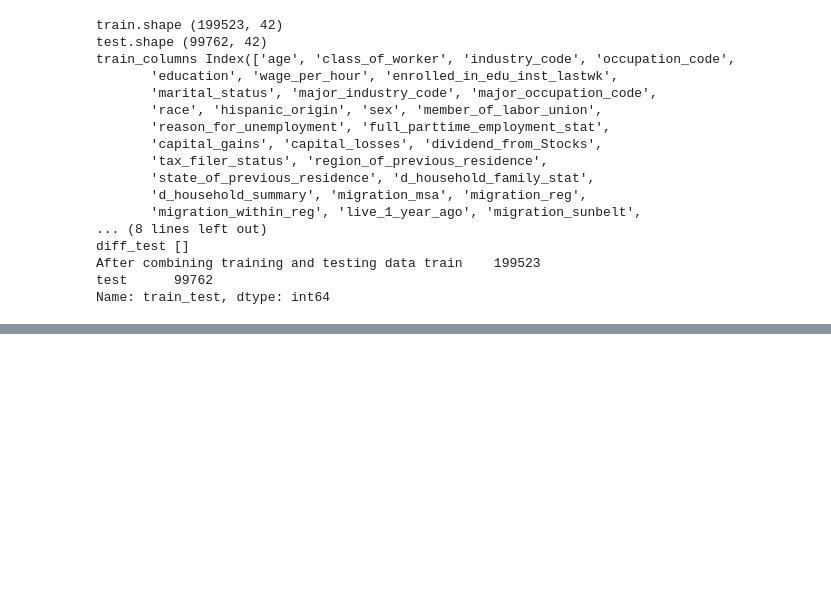
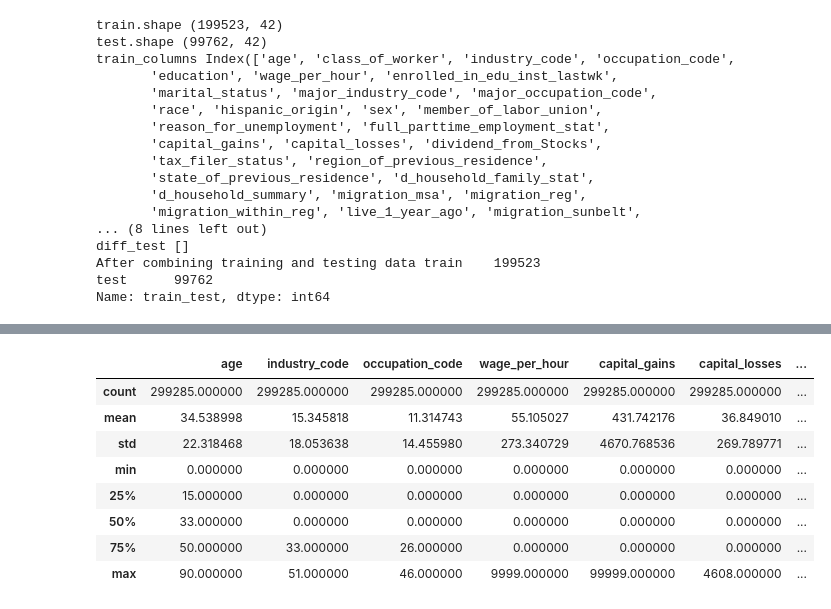
Before and after one commit to vishumestha/Python-Machine-Learning, a Jupyter notebook: Boosting.ipynb, the cells around one changed output, grey strips where cells are left out. Saved outputs shown, nothing was run; the diff lists cells and outputs as text; code cells hidden in the pictures; blank space fills up the shorter version.

```diff
--- a/Boosting.ipynb
+++ b/Boosting.ipynb
@@ -79,0 +94,12 @@ Name: train_test, dtype: int64
+# %%
+df_train_test.describe()
+# %% [output]
+|  | age | industry_code | occupation_code | wage_per_hour | capital_gains | capital_losses | ... |
+| count | 299285.000000 | 299285.000000 | 299285.000000 | 299285.000000 | 299285.000000 | 299285.000000 | ... |
+| mean | 34.538998 | 15.345818 | 11.314743 | 55.105027 | 431.742176 | 36.849010 | ... |
+| std | 22.318468 | 18.053638 | 14.455980 | 273.340729 | 4670.768536 | 269.789771 | ... |
+| min | 0.000000 | 0.000000 | 0.000000 | 0.000000 | 0.000000 | 0.000000 | ... |
+| 25% | 15.000000 | 0.000000 | 0.000000 | 0.000000 | 0.000000 | 0.000000 | ... |
+| 50% | 33.000000 | 0.000000 | 0.000000 | 0.000000 | 0.000000 | 0.000000 | ... |
+| 75% | 50.000000 | 33.000000 | 26.000000 | 0.000000 | 0.000000 | 0.000000 | ... |
+| max | 90.000000 | 51.000000 | 46.000000 | 9999.000000 | 99999.000000 | 4608.000000 | ... |
```
Also changed, not shown: parts of 3 cells of this notebook.
